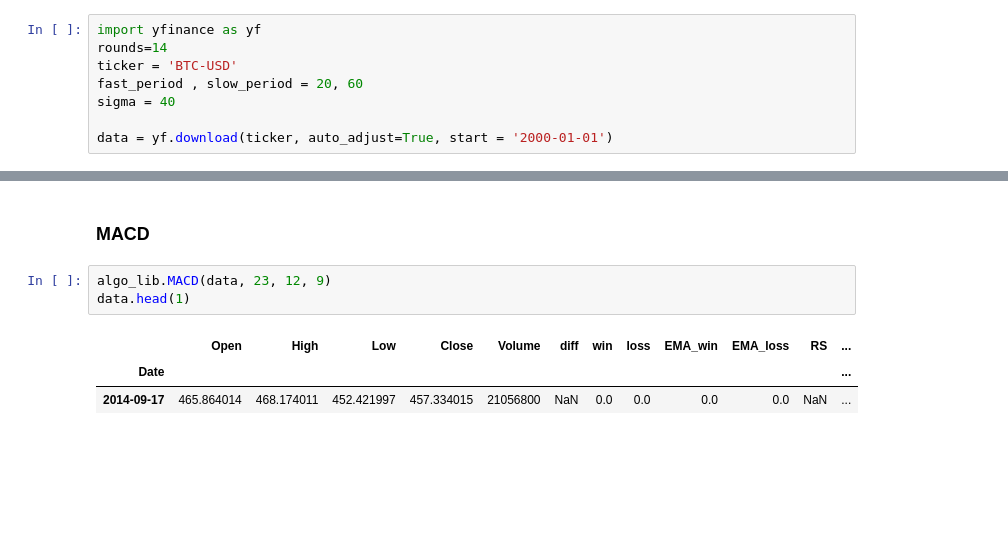
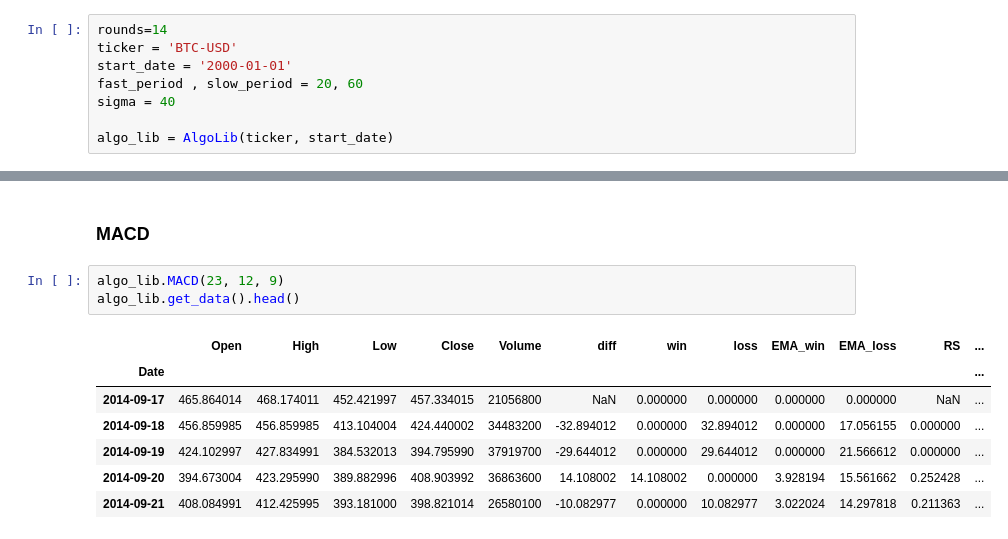
Before and after one commit to AlejandroDaneri/trabajo-profesional-fiuba, a Jupyter notebook: notebook.ipynb, the cells around one changed output, grey strips where cells are left out. Saved outputs shown, nothing was run; the diff lists cells and outputs as text; blank space fills up the shorter version.

```diff
--- a/notebook.ipynb
+++ b/notebook.ipynb
@@ -4,11 +8,11 @@ import matplotlib.pyplot as plt
 # %%
-import yfinance as yf
 rounds=14
 ticker = 'BTC-USD'
+start_date = '2000-01-01'
 fast_period , slow_period = 20, 60
 sigma = 40
 
-data = yf.download(ticker, auto_adjust=True, start = '2000-01-01')
+algo_lib = AlgoLib(ticker, start_date)
 # %% [output]
 [*********************100%%**********************]  1 of 1 completed
 # %% [markdown]
@@ -44,9 +38,13 @@ plt.plot(data.RSI)
 # %% [markdown]
 ### MACD
 # %%
-algo_lib.MACD(data, 23, 12, 9)
-data.head(1)
+algo_lib.MACD(23, 12, 9)
+algo_lib.get_data().head()
 # %% [output]
 |  | Open | High | Low | Close | Volume | diff | win | loss | EMA_win | EMA_loss | RS | ... |
 | Date |  |  |  |  |  |  |  |  |  |  |  | ... |
-| 2014-09-17 | 465.864014 | 468.174011 | 452.421997 | 457.334015 | 21056800 | NaN | 0.0 | 0.0 | 0.0 | 0.0 | NaN | ... |
+| 2014-09-17 | 465.864014 | 468.174011 | 452.421997 | 457.334015 | 21056800 | NaN | 0.000000 | 0.000000 | 0.000000 | 0.000000 | NaN | ... |
+| 2014-09-18 | 456.859985 | 456.859985 | 413.104004 | 424.440002 | 34483200 | -32.894012 | 0.000000 | 32.894012 | 0.000000 | 17.056155 | 0.000000 | ... |
+| 2014-09-19 | 424.102997 | 427.834991 | 384.532013 | 394.795990 | 37919700 | -29.644012 | 0.000000 | 29.644012 | 0.000000 | 21.566612 | 0.000000 | ... |
+| 2014-09-20 | 394.673004 | 423.295990 | 389.882996 | 408.903992 | 36863600 | 14.108002 | 14.108002 | 0.000000 | 3.928194 | 15.561662 | 0.252428 | ... |
+| 2014-09-21 | 408.084991 | 412.425995 | 393.181000 | 398.821014 | 26580100 | -10.082977 | 0.000000 | 10.082977 | 3.022024 | 14.297818 | 0.211363 | ... |
```
Also changed, not shown: parts of 9 cells of this notebook, 2 other files.
